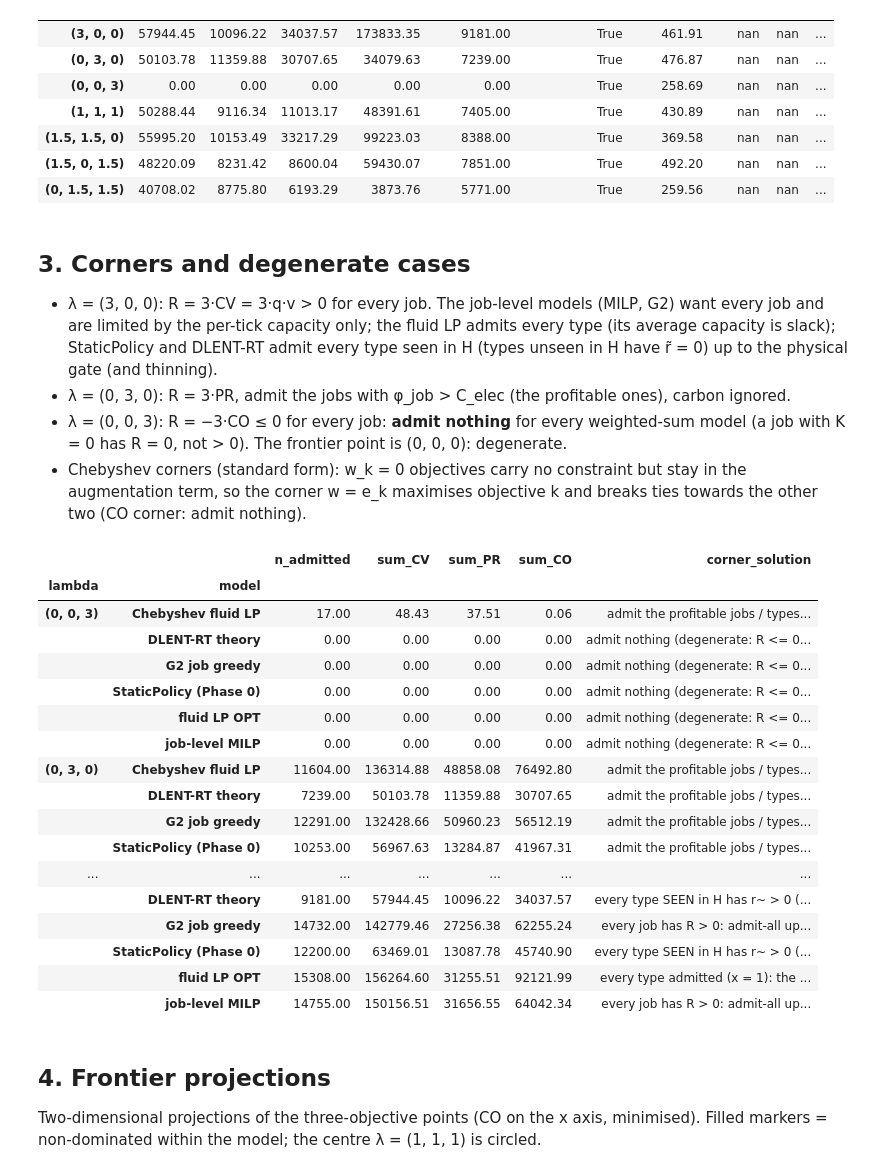
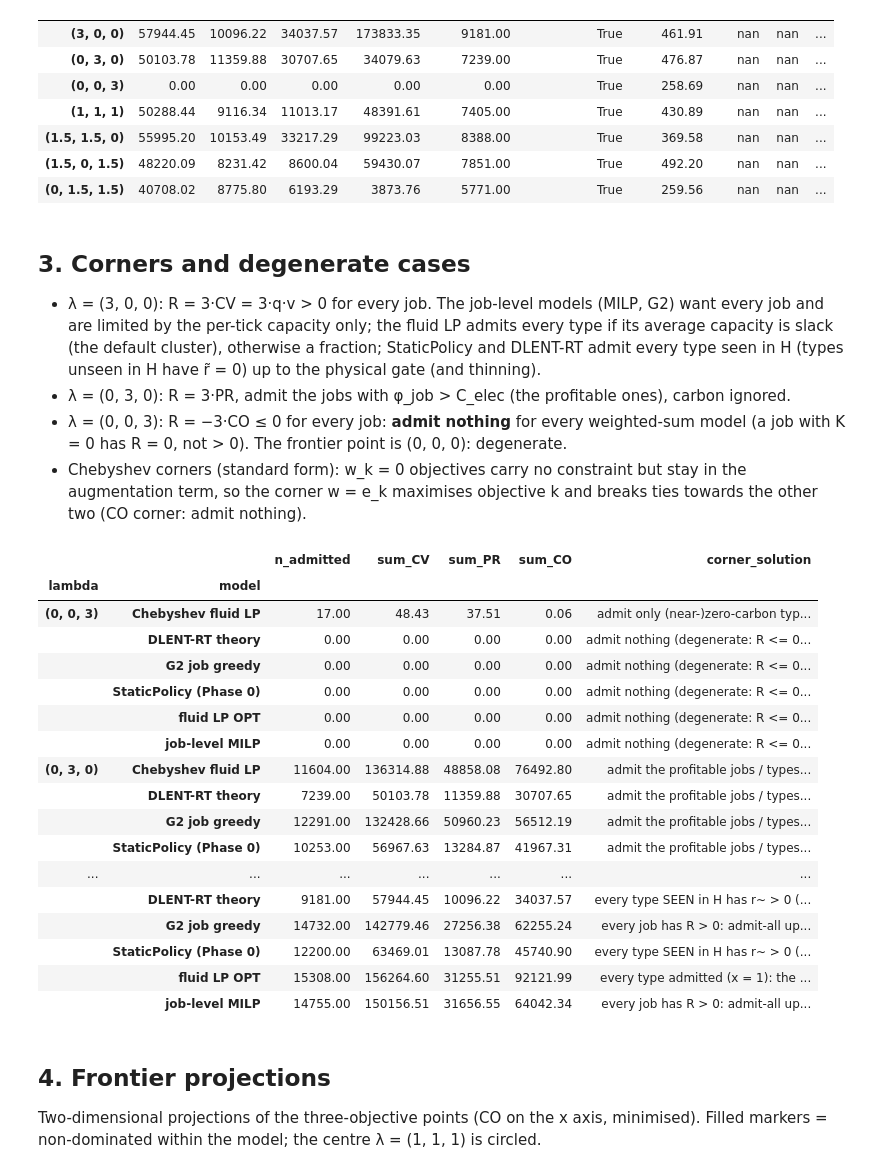
Before and after one commit to dangolofrancesco/dlent_rt, a Jupyter notebook: notebooks/04_pareto_lambda.ipynb, the cells around one changed output. Saved outputs shown, nothing was run; the diff lists cells and outputs as text; code cells hidden in the pictures.

```diff
--- a/notebooks/04_pareto_lambda.ipynb
+++ b/notebooks/04_pareto_lambda.ipynb
@@ -20,7 +20,7 @@ subset and the perturbations, with Phase 0 rebuilt for each λ.
 This notebook only READS the cache written by `scripts/pareto_run.py` (`reports/week30/pareto/*.csv`); run that
 script first. Build: `python notebooks/src/build.py 04_pareto_lambda --execute`.
 # %%
-import subprocess, sys
+import os, subprocess, sys
 from pathlib import Path
 import numpy as np, pandas as pd
 import matplotlib.pyplot as plt
@@ -31,8 +31,12 @@ ROOT = next(p for p in [Path.cwd(), *Path.cwd().parents] if (p / "dlent_rt").is_
 sys.path.insert(0, str(ROOT))
 from dlent_rt import pareto
 
-PDIR = ROOT / "reports" / "week30" / "pareto"
-FIGS = PDIR / "figs"
+# named regime (optional): DLENT_REGIME=configs/regime_<name>.yaml -> the cache of scripts/pareto_run.py run with the
+# same variable (reports/week30/pareto_<name>/), figures in reports/week30/figs_<name>/
+REGIME = os.environ.get("DLENT_REGIME") or None
+REGIME_TAG = Path(REGIME).stem.replace("regime_", "") if REGIME else None
+PDIR = ROOT / "reports" / "week30" / (f"pareto_{REGIME_TAG}" if REGIME else "pareto")
+FIGS = ROOT / "reports" / "week30" / f"figs_{REGIME_TAG}" if REGIME else PDIR / "figs"
 FIGS.mkdir(parents=True, exist_ok=True)
 for f in ("results.csv", "hypervolume.csv", "perturbations.csv", "lambda_invariance_checks.csv", "meta.csv"):
     if not (PDIR / f).is_file():
@@ -49,6 +53,14 @@ print(f"NB04 RUN MARKER  notebook built at commit {NB_COMMIT}; results cached at
 print(f"configs/default.yaml blob: results {META['configs/default.yaml blob']}, notebook HEAD {NB_BLOB}"
       f" ({'same' if META['configs/default.yaml blob'] == NB_BLOB else 'DIFFERENT'})")
 print(f"config file used: {META['config']}")
+if REGIME:
+    NB_REGIME_BLOB = _git("rev-parse", f"HEAD:{REGIME}")
+    assert META.get("regime") == REGIME, (META.get("regime"), REGIME)
+    print(f"regime {REGIME}: blob results {META['regime blob']}, notebook HEAD {NB_REGIME_BLOB} "
+          f"({'same' if META['regime blob'] == NB_REGIME_BLOB else 'DIFFERENT'}); capacity (norm) {META['capacity (norm) cpu, ram']}")
+    # the job components (CV, PR, CO) and s_C do not depend on the capacity without the drop filter: s_C = 228.18
+    assert abs(float(META["s_C"]) - 228.18428294842903) < 1e-9, META["s_C"]
+    print("s_C unchanged by the regime:", META["s_C"])
 print(f"seed {META['seed']}  |stream| = {int(float(META['n_stream'])):,}  T = {int(float(META['T'])):,}  "
       f"s_C = {float(META['s_C']):.4f} $/kgCO2  Chebyshev rho = {META['chebyshev rho']}")
 ALL["lambda"] = [f"({a:g}, {b:g}, {c:g})" for a, b, c in zip(ALL.l1, ALL.l2, ALL.l3)]
@@ -211,8 +223,9 @@ for m in MODELS:
 ## 3. Corners and degenerate cases
 
 * λ = (3, 0, 0): R = 3·CV = 3·q·v > 0 for every job. The job-level models (MILP, G2) want every job and are limited
-  by the per-tick capacity only; the fluid LP admits every type (its average capacity is slack); StaticPolicy and
-  DLENT-RT admit every type seen in H (types unseen in H have r̃ = 0) up to the physical gate (and thinning).
+  by the per-tick capacity only; the fluid LP admits every type if its average capacity is slack (the default
+  cluster), otherwise a fraction; StaticPolicy and DLENT-RT admit every type seen in H (types unseen in H have r̃ = 0)
+  up to the physical gate (and thinning).
 * λ = (0, 3, 0): R = 3·PR, admit the jobs with φ_job > C_elec (the profitable ones), carbon ignored.
 * λ = (0, 0, 3): R = −3·CO ≤ 0 for every job: **admit nothing** for every weighted-sum model (a job with K = 0 has
   R = 0, not > 0). The frontier point is (0, 0, 0): degenerate.
@@ -221,24 +234,28 @@ for m in MODELS:
 # %%
 corner = RES[[any(np.allclose((a, b, c), k) for k in pareto.CORNERS) for a, b, c in zip(RES.l1, RES.l2, RES.l3)]]
 corner = corner[corner.model.isin(MODELS)]
 def label(r):
     if r.n_admitted == 0:
         return "admit nothing (degenerate: R <= 0 for every job)"
     if r.l1 > 0:                                           # CV corner: R = 3 q v > 0 for every job
         if r.model in ("fluid LP OPT", "Chebyshev fluid LP"):
-            return "every type admitted (x = 1): the average-occupancy capacity is slack"
+            if r.n_admitted >= float(META["n_stream"]) - 0.5:
+                return "every type admitted (x = 1): the average-occupancy capacity is slack"
+            return "capacity binds on average: the fluid LP admits a fraction of the types"
         if r.model in ("StaticPolicy (Phase 0)", "DLENT-RT theory"):
             return ("every type SEEN in H has r~ > 0 (unseen types have r~ = 0 and stay rejected); "
                     "then the physical gate" + (" and thinning" if r.model.startswith("DLENT") else ""))
         return "every job has R > 0: admit-all up to the per-tick capacity"
+    if r.l3 > 0:                                           # CO corner: only Chebyshev admits anything
+        return "admit only (near-)zero-carbon types: the augmentation term breaks the tie at CO = 0"
     return "admit the profitable jobs / types (PR > 0), carbon ignored"
 corner = corner.assign(corner_solution=corner.apply(label, axis=1))
 display(corner[["model", "lambda", "n_admitted", "sum_CV", "sum_PR", "sum_CO", "corner_solution"]]
         .set_index(["lambda", "model"]).sort_index().style.format(precision=2))
 # %% [output]
 |  |  | n_admitted | sum_CV | sum_PR | sum_CO | corner_solution |
 | lambda | model |  |  |  |  |  |
-| (0, 0, 3) | Chebyshev fluid LP | 17.00 | 48.43 | 37.51 | 0.06 | admit the profitable jobs / types... |
+| (0, 0, 3) | Chebyshev fluid LP | 17.00 | 48.43 | 37.51 | 0.06 | admit only (near-)zero-carbon typ... |
 |  | DLENT-RT theory | 0.00 | 0.00 | 0.00 | 0.00 | admit nothing (degenerate: R <= 0... |
 |  | G2 job greedy | 0.00 | 0.00 | 0.00 | 0.00 | admit nothing (degenerate: R <= 0... |
 |  | StaticPolicy (Phase 0) | 0.00 | 0.00 | 0.00 | 0.00 | admit nothing (degenerate: R <= 0... |
```
Also changed, not shown: parts of 3 cells of this notebook, 21 other files.
